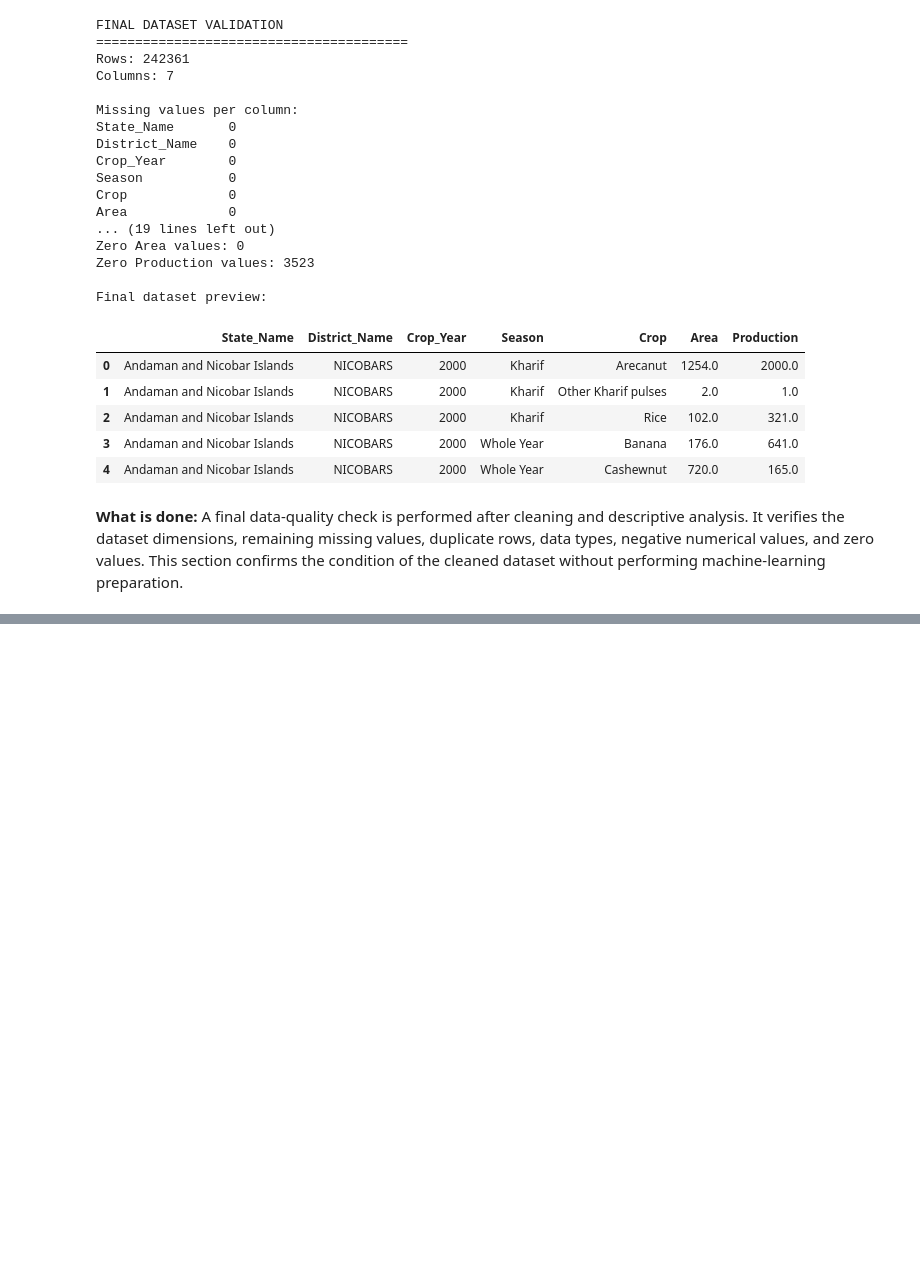
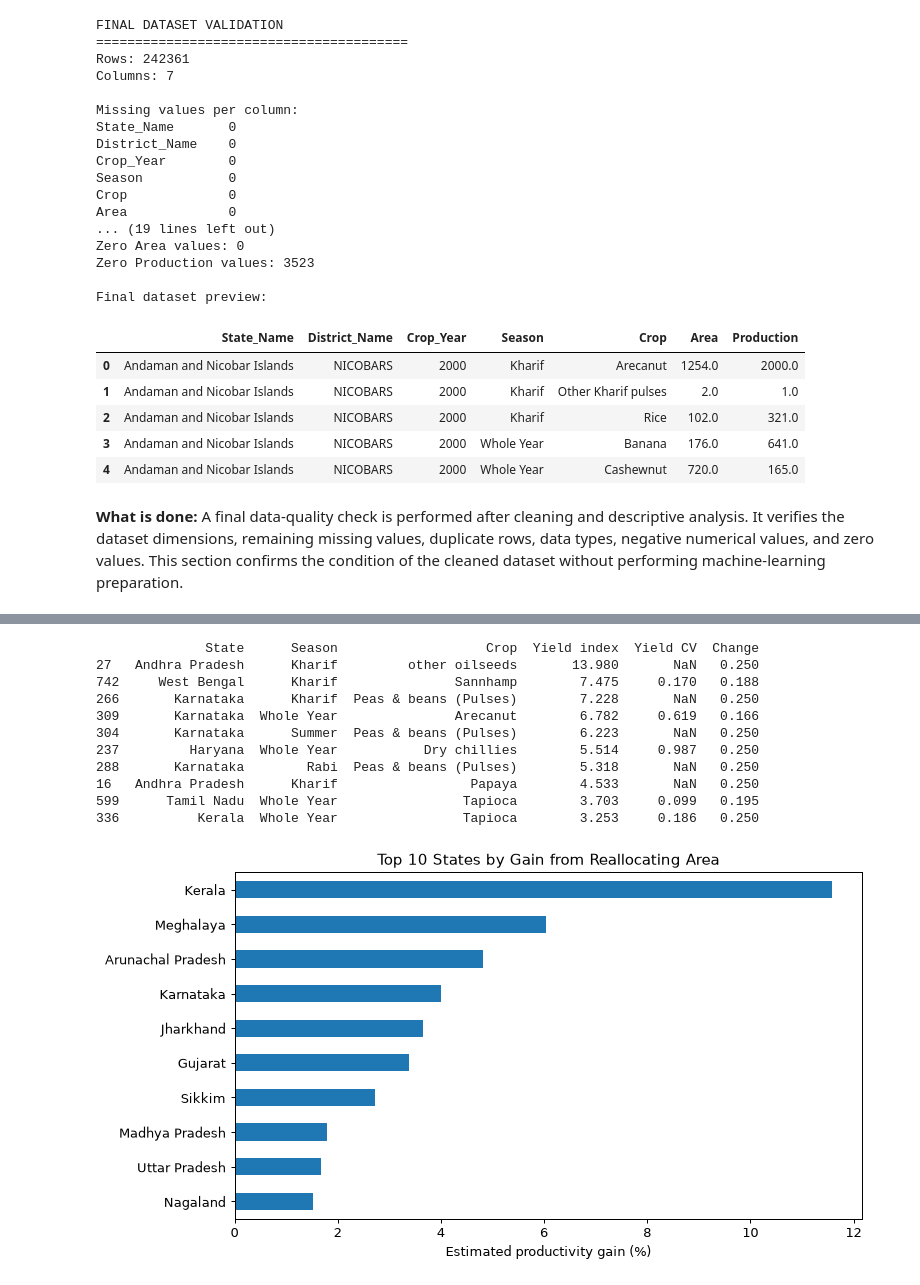
Before and after one commit to juliananich/Crop_Production_Dashboard_Analytics, a Jupyter notebook: Group9_1_Mendez_Subala_crop_production_UPDATED_DESCRIPTIVE_ANALYTICS_FINAL.ipynb, the cells around one changed output, grey strips where cells are left out. Drawn from its saved outputs; the diff is of its cells as text; code cells hidden in the pictures; blank space fills up the shorter version.

```diff
--- a/Group9_1_Mendez_Subala_crop_production_UPDATED_DESCRIPTIVE_ANALYTICS_FINAL.ipynb
+++ b/Group9_1_Mendez_Subala_crop_production_UPDATED_DESCRIPTIVE_ANALYTICS_FINAL.ipynb
@@ -1226,0 +1246,24 @@ Final dataset preview:
+# %%
+# Advanced modeling libraries
+from sklearn.ensemble import HistGradientBoostingRegressor
+from sklearn.inspection import permutation_importance
+from sklearn.metrics import r2_score, mean_absolute_error, mean_squared_error
+from scipy.optimize import linprog
+
+model_df = df.copy()
+for column in ["State_Name", "District_Name", "Season", "Crop"]:
+    model_df[column] = model_df[column].astype(str).str.strip()
+
+model_df = model_df[model_df["Area"] > 0].copy()
+model_df["Yield"] = model_df["Production"] / model_df["Area"]
+model_df["log_yield"] = np.log1p(model_df["Yield"])
+model_df["log_area"] = np.log1p(model_df["Area"])
+
+categorical_features = ["State_Name", "Crop", "Season"]
+for column in categorical_features:
+    model_df[column] = model_df[column].astype("category")
+
+feature_columns = categorical_features + ["Crop_Year", "log_area"]
+
+print("Rows available for modeling:", len(model_df))
+display(model_df[feature_columns + ["Yield"]].head())
@@ -1226,0 +1576,26 @@ Final dataset preview:
+# %%
+top_moves = (
+    recommendations[recommendations["Action"] == "Expand"]
+    .sort_values("Yield index", ascending=False)
+    .head(10)
+)
+display(top_moves[["State", "Season", "Crop", "Yield index", "Yield CV", "Change"]])
+
+plt.figure(figsize=(9, 5))
+state_gain.head(10).sort_values().mul(100).plot(kind="barh")
+plt.xlabel("Estimated productivity gain (%)")
+plt.title("Top 10 States by Gain from Reallocating Area")
+plt.show()
+# %% [output]
+              State      Season                   Crop  Yield index  Yield CV  Change
+27   Andhra Pradesh      Kharif         other oilseeds       13.980       NaN   0.250
+742     West Bengal      Kharif               Sannhamp        7.475     0.170   0.188
+266       Karnataka      Kharif  Peas & beans (Pulses)        7.228       NaN   0.250
+309       Karnataka  Whole Year               Arecanut        6.782     0.619   0.166
+304       Karnataka      Summer  Peas & beans (Pulses)        6.223       NaN   0.250
+237         Haryana  Whole Year           Dry chillies        5.514     0.987   0.250
+288       Karnataka        Rabi  Peas & beans (Pulses)        5.318       NaN   0.250
+16   Andhra Pradesh      Kharif                 Papaya        4.533       NaN   0.250
+599      Tamil Nadu  Whole Year                Tapioca        3.703     0.099   0.195
+336          Kerala  Whole Year                Tapioca        3.253     0.186   0.250
+[figure, added]
```
Also changed, not shown: parts of 20 cells of this notebook, 17 other files.
